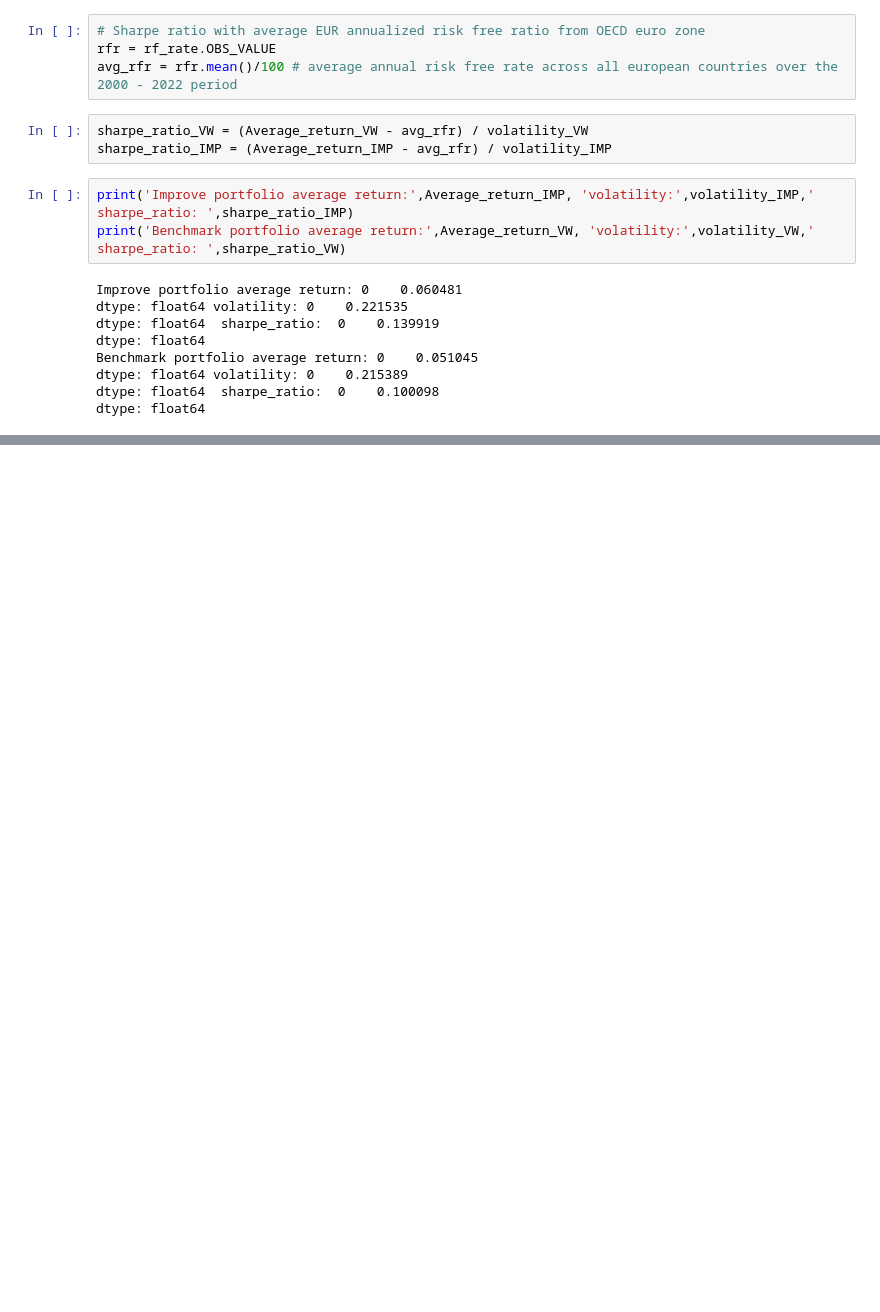
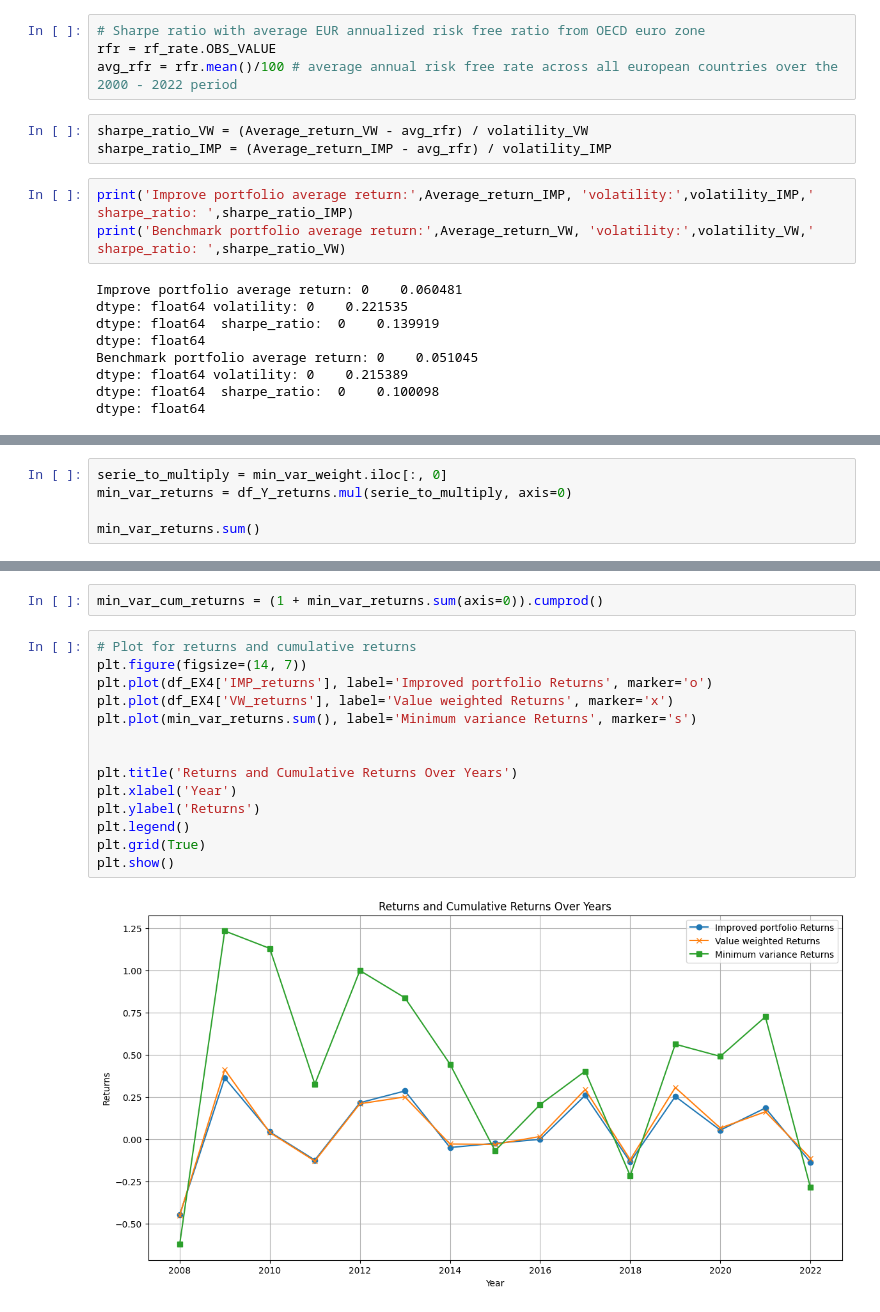
Before and after one commit to BalthazazarDuc/SEF-HW2, a Jupyter notebook: EX_4.ipynb, the cells around one changed output, grey strips where cells are left out. Cells and saved outputs as stored; diff of their text form; blank space fills up the shorter version.

```diff
--- a/EX_4.ipynb
+++ b/EX_4.ipynb
@@ -756,0 +782,5 @@ dtype: float64
+# %%
+serie_to_multiply = min_var_weight.iloc[:, 0]
+min_var_returns = df_Y_returns.mul(serie_to_multiply, axis=0)
+
+min_var_returns.sum()
@@ -756,0 +853,18 @@ dtype: float64
+# %%
+min_var_cum_returns = (1 + min_var_returns.sum(axis=0)).cumprod()
+# %%
+# Plot for returns and cumulative returns
+plt.figure(figsize=(14, 7))
+plt.plot(df_EX4['IMP_returns'], label='Improved portfolio Returns', marker='o')
+plt.plot(df_EX4['VW_returns'], label='Value weighted Returns', marker='x')
+plt.plot(min_var_returns.sum(), label='Minimum variance Returns', marker='s')
+
+
+plt.title('Returns and Cumulative Returns Over Years')
+plt.xlabel('Year')
+plt.ylabel('Returns')
+plt.legend()
+plt.grid(True)
+plt.show()
+# %% [output]
+[figure, added]
```
Also changed, not shown: parts of 10 cells of this notebook.
